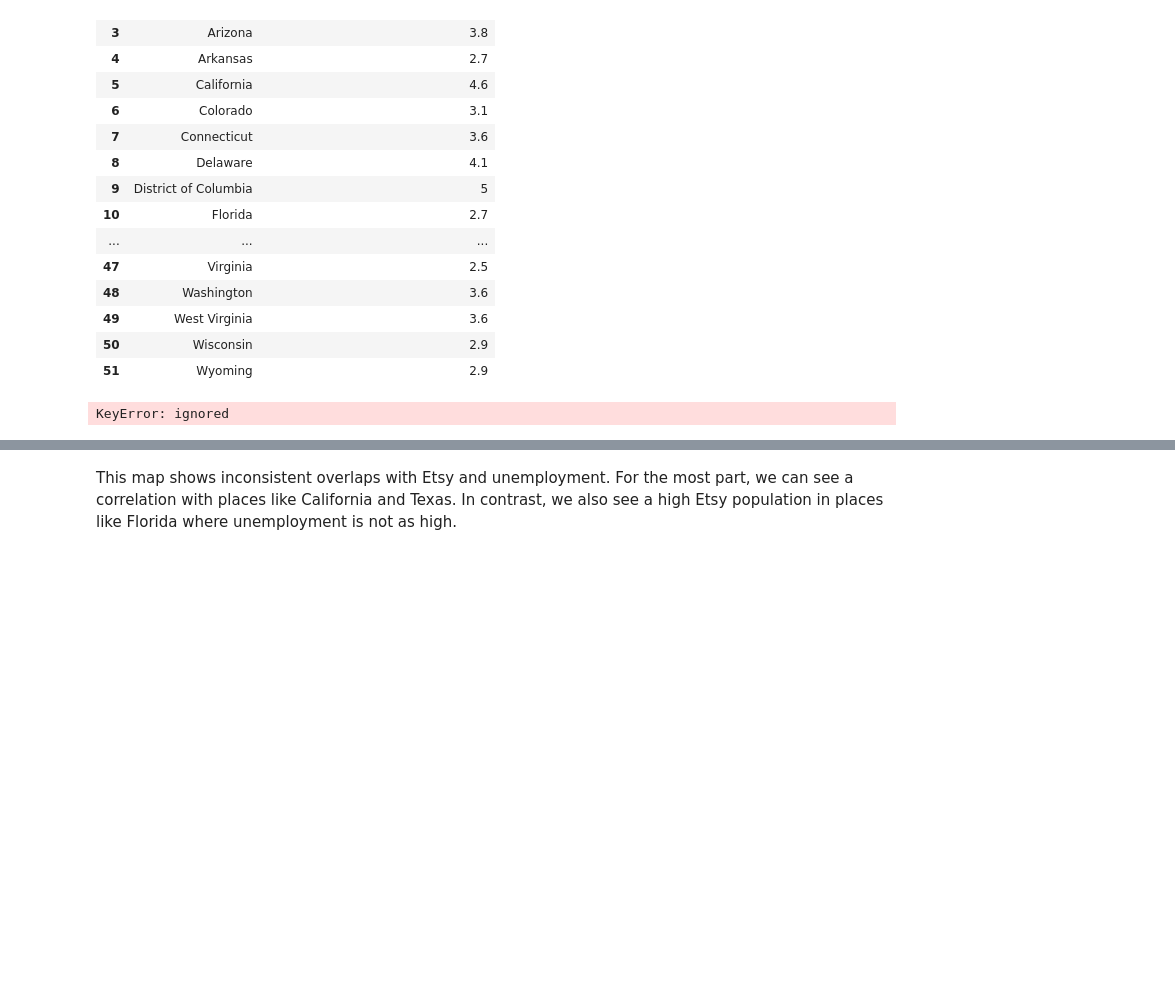
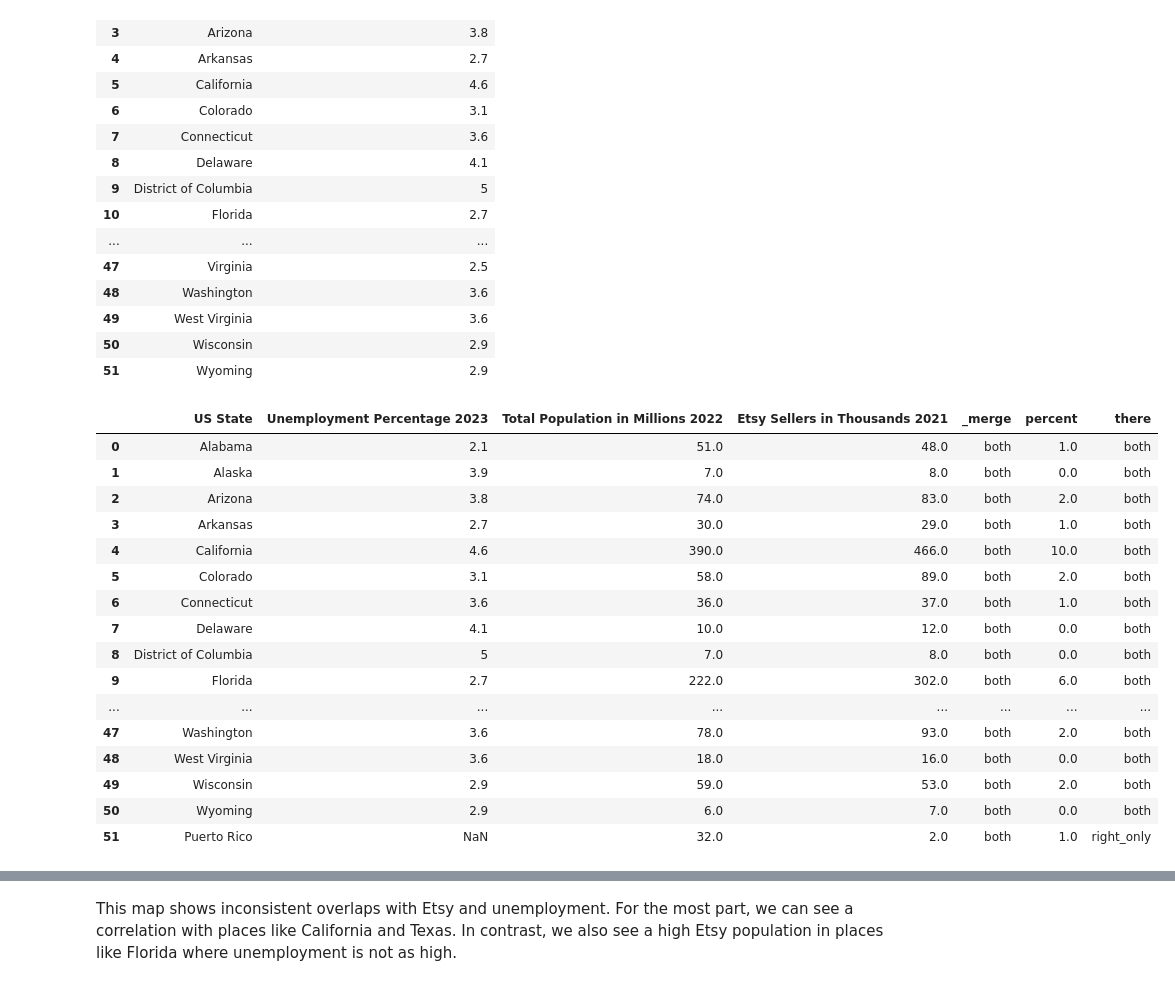
Before and after one commit to khagerthey/GIS, a Jupyter notebook: PS3.ipynb, the cells around one changed output, grey strips where cells are left out. Drawn from its saved outputs; the diff is of its cells as text; code cells hidden in the pictures; blank space fills up the shorter version.

```diff
--- a/PS3.ipynb
+++ b/PS3.ipynb
@@ -290,12 +290,28 @@ unemployment_
 | 51 | Wyoming | 2.9 |
 # %%
 seller_unemployment = pd.merge(unemployment_, state_seller_compare, how='outer', on=['US State'], indicator='there')
-seller_unemployment = seller_unemployment.drop(columns='true')
+#seller_unemployment = seller_unemployment.drop(columns='true')
 seller_unemployment = seller_unemployment.round()
 seller_unemployment
 #okay not to include PR
 # %% [output]
-KeyError: ignored
+|  | US State | Unemployment Percentage 2023 | Total Population in Millions 2022 | Etsy Sellers in Thousands 2021 | _merge | percent | there |
+| 0 | Alabama | 2.1 | 51.0 | 48.0 | both | 1.0 | both |
+| 1 | Alaska | 3.9 | 7.0 | 8.0 | both | 0.0 | both |
+| 2 | Arizona | 3.8 | 74.0 | 83.0 | both | 2.0 | both |
+| 3 | Arkansas | 2.7 | 30.0 | 29.0 | both | 1.0 | both |
+| 4 | California | 4.6 | 390.0 | 466.0 | both | 10.0 | both |
+| 5 | Colorado | 3.1 | 58.0 | 89.0 | both | 2.0 | both |
+| 6 | Connecticut | 3.6 | 36.0 | 37.0 | both | 1.0 | both |
+| 7 | Delaware | 4.1 | 10.0 | 12.0 | both | 0.0 | both |
+| 8 | District of Columbia | 5 | 7.0 | 8.0 | both | 0.0 | both |
+| 9 | Florida | 2.7 | 222.0 | 302.0 | both | 6.0 | both |
+| ... | ... | ... | ... | ... | ... | ... | ... |
+| 47 | Washington | 3.6 | 78.0 | 93.0 | both | 2.0 | both |
+| 48 | West Virginia | 3.6 | 18.0 | 16.0 | both | 0.0 | both |
+| 49 | Wisconsin | 2.9 | 59.0 | 53.0 | both | 2.0 | both |
+| 50 | Wyoming | 2.9 | 6.0 | 7.0 | both | 0.0 | both |
+| 51 | Puerto Rico | NaN | 32.0 | 2.0 | both | 1.0 | right_only |
 # %%
 map_data = continental_map_data.join(seller_unemployment.set_index("US State"),
                                        on="NAME", rsuffix='_seller')
```
Also changed, not shown: parts of 3 cells of this notebook.
